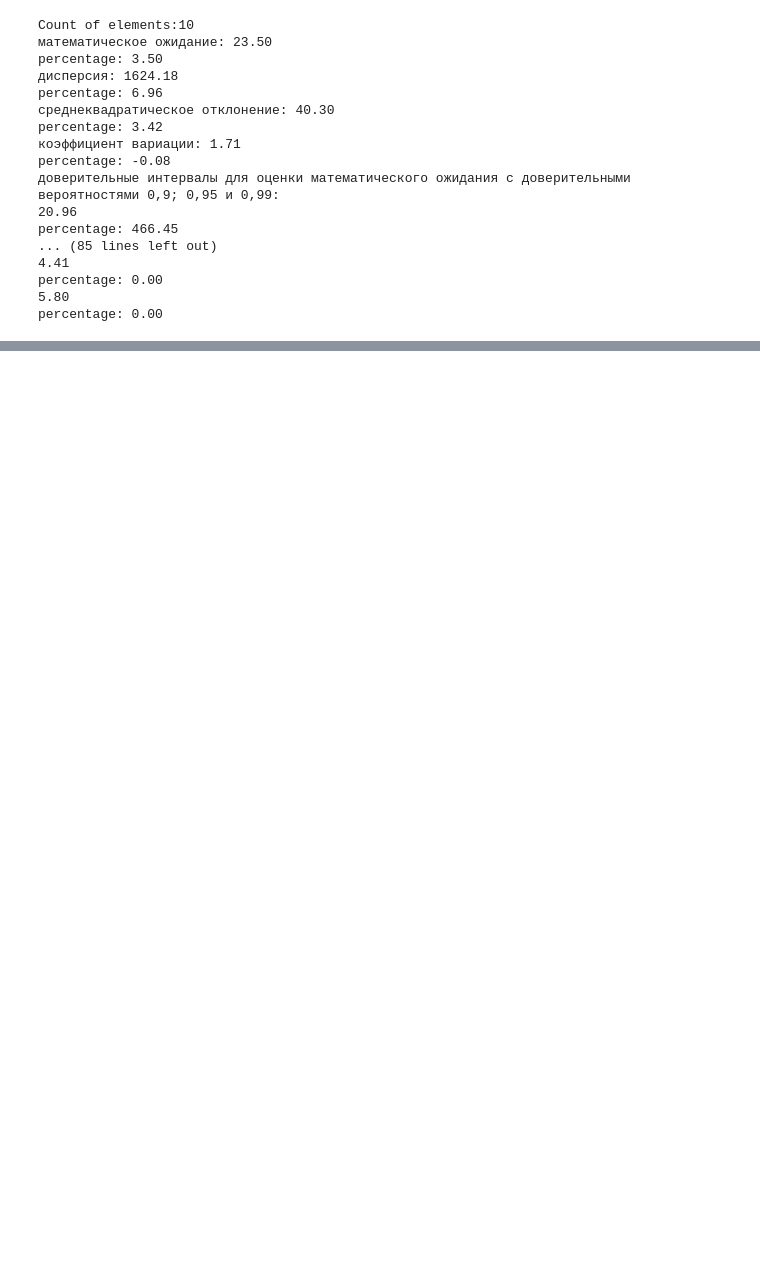
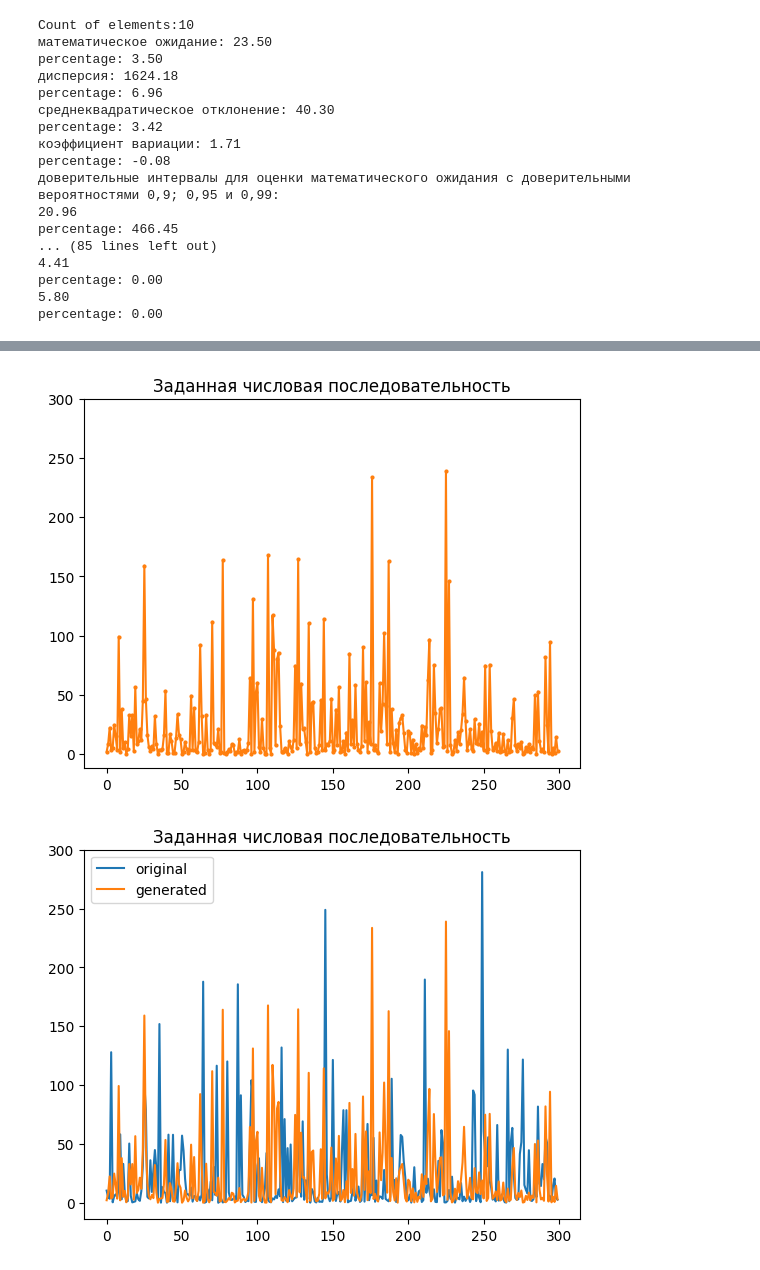
Before and after one commit to Tolia-GH/ITMO-PE, a Jupyter notebook: Modeling/Lab1/Lab1.ipynb, the cells around one changed output, grey strips where cells are left out. Cells and saved outputs as stored; diff of their text form; code cells hidden in the pictures; blank space fills up the shorter version.

```diff
--- a/Modeling/Lab1/Lab1.ipynb
+++ b/Modeling/Lab1/Lab1.ipynb
@@ -178,2 +211,10 @@ plt.savefig('2.png')
 # %%
-generatedSequence = generate_sequence(originalSequence)
+# generatedSequence = generate_sequence(originalSequence)
+generatedSequence = read_nums("./generated_sequence.csv")
+
+cal_characteristics(generatedSequence,10)
+cal_characteristics(generatedSequence,20)
+cal_characteristics(generatedSequence,50)
+cal_characteristics(generatedSequence,100)
+cal_characteristics(generatedSequence,200)
+cal_characteristics(generatedSequence,300)
@@ -179,0 +239,25 @@ generatedSequence = generate_sequence(originalSequence)
+# %%
+plt.figure() # 创建第一个图的窗口
+np_nums = np.array(generatedSequence)
+x = np.arange(0,300)
+plt.plot(x,np_nums, color='C1', marker='o',markersize=2)
+
+plt.yticks(np.arange(0,350,50))
+plt.title("Заданная числовая последовательность")
+# 保存图形到文件
+plt.savefig('4-1.png')
+
+plt.figure() # 创建第一个图的窗口
+np_nums1 = np.array(originalSequence)
+np_nums2 = np.array(generatedSequence)
+x = np.arange(0,300)
+plt.plot(x,np_nums1, label='original')
+plt.plot(x,np_nums2, label='generated')
+plt.legend()
+plt.yticks(np.arange(0,350,50))
+plt.title("Заданная числовая последовательность")
+# 保存图形到文件
+plt.savefig('4-2.png')
+# %% [output]
+[figure, added]
+[figure, added]
```
Also changed, not shown: parts of 10 cells of this notebook, 15 other files.
